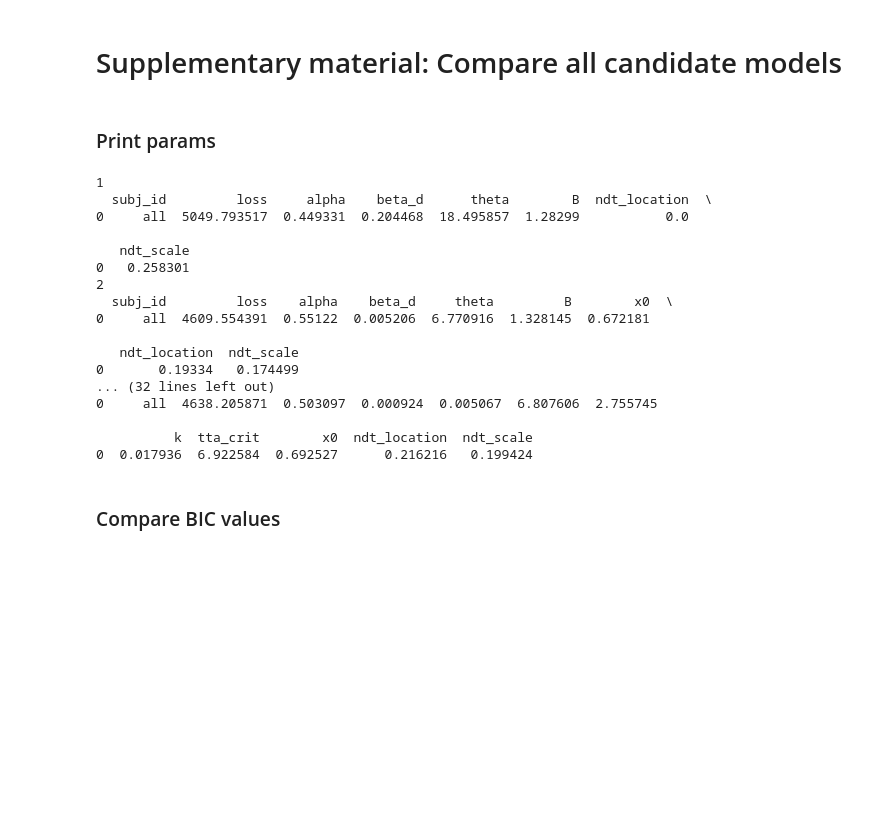
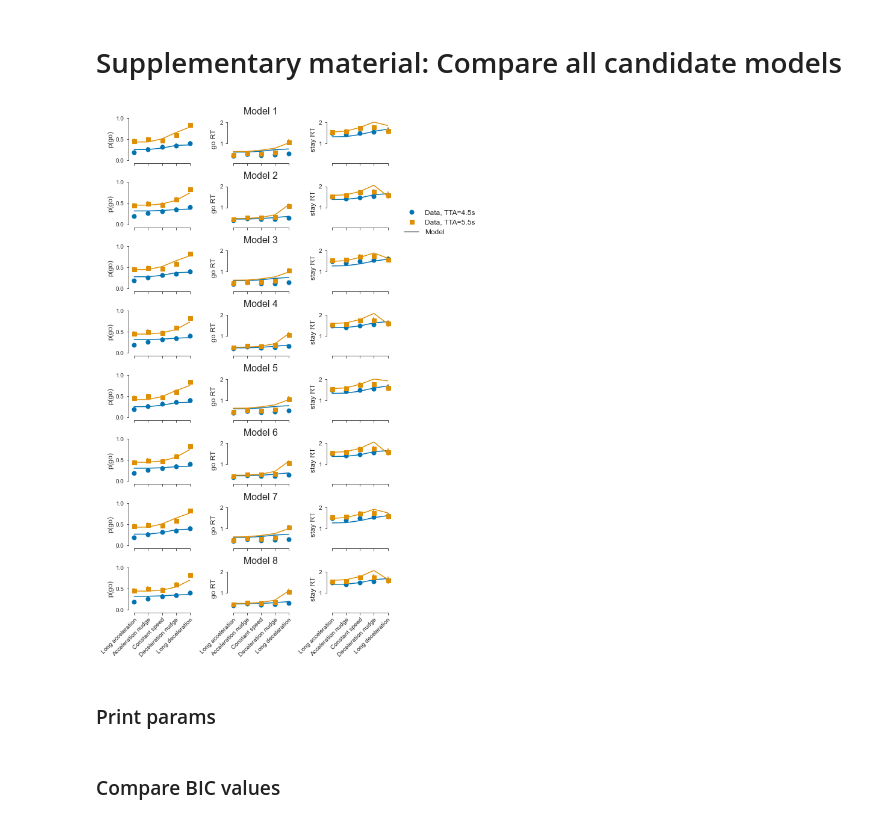
Before and after one commit to tud-hri/nudging-humans-in-traffic, a Jupyter notebook: 04_figures.ipynb, the cells around one changed output. Drawn from its saved outputs; the diff is of its cells as text; code cells hidden in the pictures; blank space fills up the shorter version.

Commit message:
Supplementary information figures added

```diff
--- a/04_figures.ipynb
+++ b/04_figures.ipynb
@@ -326,43 +326,26 @@ The palette list has fewer values (6) than needed (19) and will cycle, which may
 # %% [markdown]
 # Supplementary material: Compare all candidate models
 # %%
-def plot_models_vs_data(var, models):
-    loss = "bic"
-    for model_no in models:
-        path = os.path.join("modeling/fit_results_%s" % (loss) , "model_%i" % (model_no))
-        model_measures = pd.read_csv(os.path.join(path, "subj_all_sim_measures.csv"))
-        model_measures["a_values"] = model_measures.a_values.apply(ast.literal_eval).apply(tuple)
-        model_measures["condition"] = pd.Categorical(model_measures["a_values"].map(condition_map), categories=condition_map.values(), ordered=True)
-        # print(model_measures.is_gap_accepted)
-        if var == "is_go_decision":
-            plot_var_by_condition(exp_measures[~np.isnan(exp_measures.RT)], model_measures, var="is_go_decision", model_label=str(model_no), include_model=True, include_legend=True, subfigure_label=str(model_no))
-        elif var=="RT":
-            fig, (ax1, ax2) = plt.subplots(1, 2, figsize=(6,3.5), sharex=True, sharey=True)
-            plot_var_by_condition(exp_measures[~np.isnan(exp_measures.RT)], model_measures, var="RT_go", model_label=str(model_no), include_model=True, include_legend=True, subfigure_label=str(model_no), fig=fig, ax=ax1)
-            plot_var_by_condition(exp_measures[~np.isnan(exp_measures.RT)], model_measures, var="RT_stay", model_label=str(model_no), include_model=True, include_legend=True, subfigure_label=str(model_no), fig=fig, ax=ax2)
+fig, axes = plt.subplots(8, 3, figsize=(7, 13), sharey="col", sharex="col")
+
+for model_no, ax_row in zip(range(1,9), axes):
+    path = os.path.join("modeling/fit_results_bic" , "model_%i" % (model_no))
+    model_measures = pd.read_csv(os.path.join(path, "subj_all_sim_measures.csv"))
+    model_measures["a_values"] = model_measures.a_values.apply(ast.literal_eval).apply(tuple)
+    model_measures["condition"] = pd.Categorical(model_measures["a_values"].map(condition_map), categories=condition_map.values(), ordered=True)
+
+    plot_var_by_condition(exp_measures_no_missing_RT, model_measures, var="is_go_decision", include_model=True, include_legend=True if model_no==1 else False, legend_position=(1, 0.75), subfigure_label="", fig=fig, ax=ax_row[0])
+    plot_var_by_condition(exp_measures_no_missing_RT, model_measures, var="RT_go", include_model=True, include_legend=False, subfigure_label="", fig=fig, ax=ax_row[1])
+    ax_row[1].set_title("Model %i" % model_no, fontsize=16)
+    plot_var_by_condition(exp_measures_no_missing_RT, model_measures, var="RT_stay", include_model=True, include_legend=False, subfigure_label="", fig=fig, ax=ax_row[2])
+
+for ax in axes[7]:
+    ax.set_xticklabels(ax.get_xticklabels(), rotation=45, ha="right", rotation_mode="anchor")
+
+fig.set_tight_layout(True)
+
+plt.savefig("figures/si_models.pdf", bbox_inches="tight")
+# %% [output]
+[figure, added]
 # %% [markdown]
 ### Print params
-# %%
-for model_no in range(1, 9):
-    path = os.path.join("modeling/fit_results_%s" % (loss) , "model_%i" % (model_no))
-    params = pd.read_csv(os.path.join(path, "subj_all_parameters_fitted.csv"))
-    print(model_no)
-    print(params)
-# %% [output]
-1
-  subj_id         loss     alpha    beta_d      theta        B  ndt_location  \
-0     all  5049.793517  0.449331  0.204468  18.495857  1.28299           0.0
-
-   ndt_scale
-0   0.258301
-2
-  subj_id         loss    alpha    beta_d     theta         B        x0  \
-0     all  4609.554391  0.55122  0.005206  6.770916  1.328145  0.672181
-
-   ndt_location  ndt_scale
-0       0.19334   0.174499
-... (32 lines left out)
-0     all  4638.205871  0.503097  0.000924  0.005067  6.807606  2.755745
-
-          k  tta_crit        x0  ndt_location  ndt_scale
-0  0.017936  6.922584  0.692527      0.216216   0.199424
```
Also changed, not shown: parts of 1 cell of this notebook.
